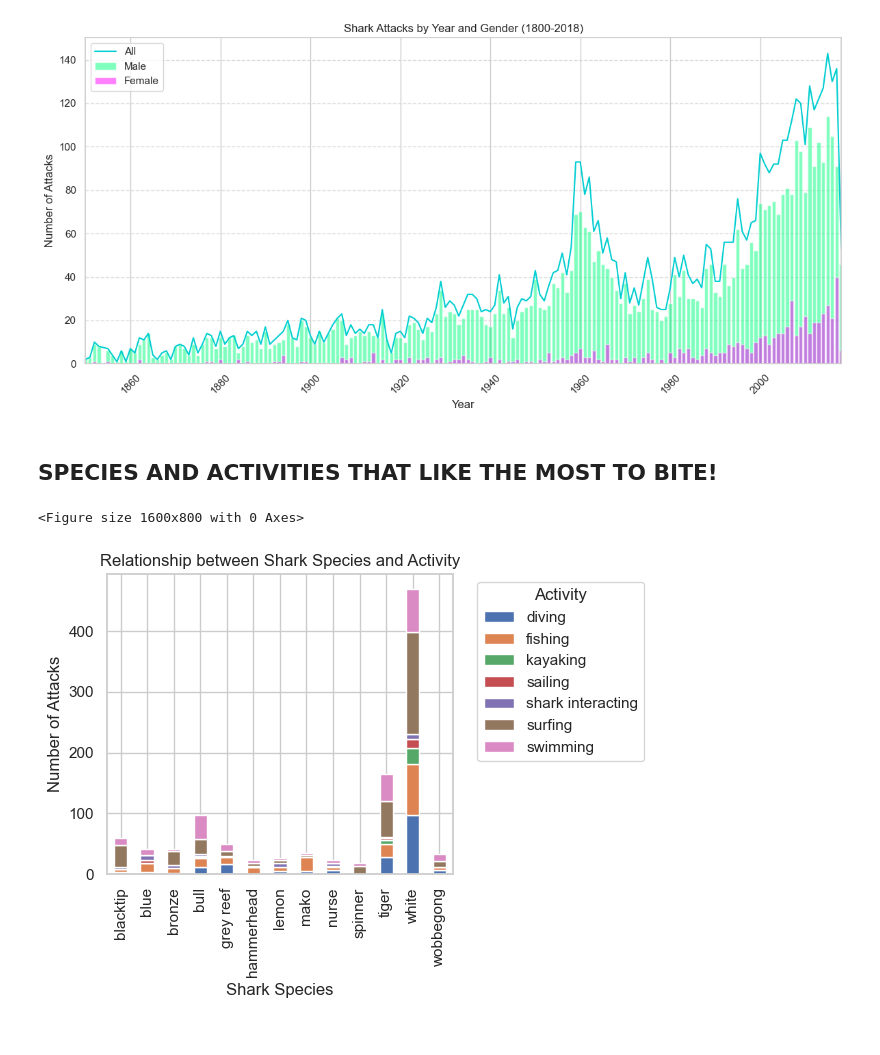
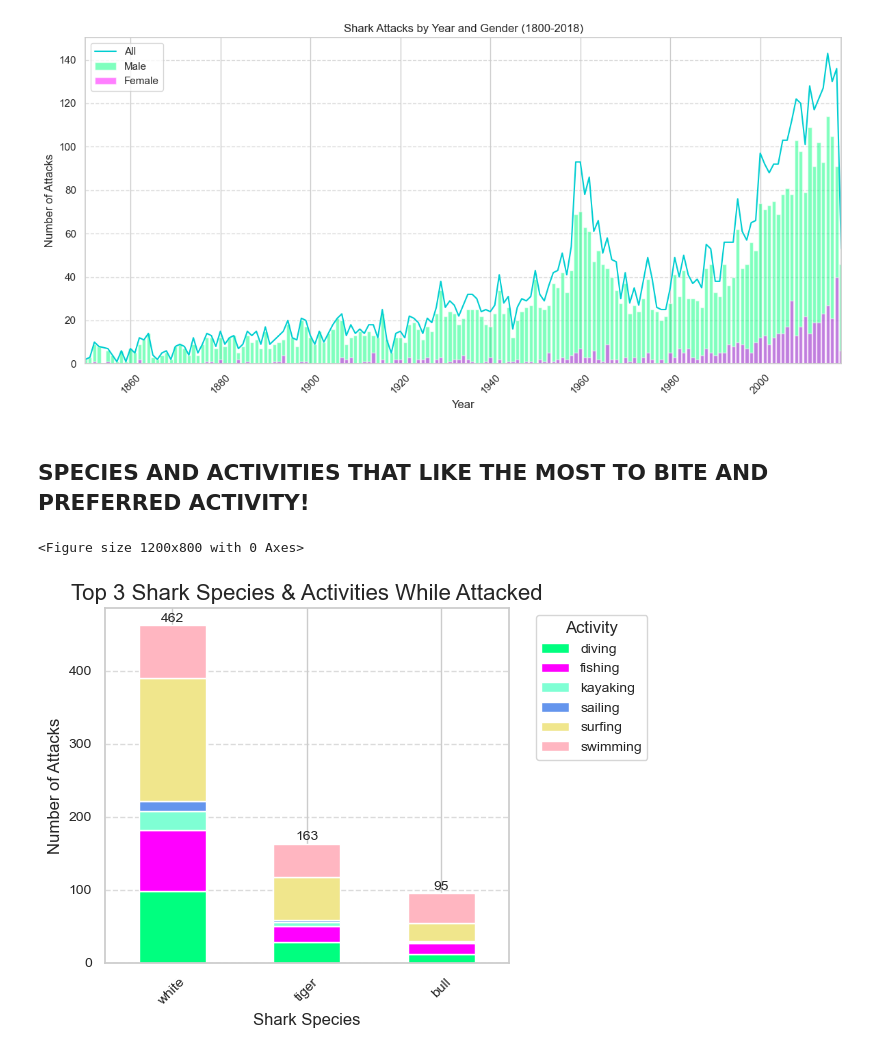
Before and after one commit to Estherkii/Shark-Attacks, a Jupyter notebook: src/visualization.ipynb, the cells around one changed output. Saved outputs shown, nothing was run; the diff lists cells and outputs as text; code cells hidden in the pictures.

```diff
--- a/src/visualization.ipynb
+++ b/src/visualization.ipynb
@@ -60,23 +60,46 @@ plt.show()
 # %% [output]
 [figure]
 # %% [markdown]
-## SPECIES AND ACTIVITIES THAT LIKE THE MOST TO BITE!
+## SPECIES AND ACTIVITIES THAT LIKE THE MOST TO BITE AND PREFERRED ACTIVITY!
-# %%
-species_to_exclude = ['other', 'silvertip', 'shovelnose', 'porbeagle', 'galapagos', 'broadnose', 'whitetip']
-
-attacks_cleaned = attacks_cleaned[~attacks_cleaned['species'].isin(species_to_exclude)]
-
-attacks_grouped = attacks_cleaned.groupby(['species', 'activity_clean']).size().unstack().fillna(0)
-
-plt.figure(figsize=(16, 8))
-attacks_grouped.plot(kind='bar', stacked=True)
-plt.title('Relationship between Shark Species and Activity')
-plt.xlabel('Shark Species')
-plt.ylabel('Number of Attacks')
-plt.legend(title='Activity', bbox_to_anchor=(1.05, 1), loc='upper left')
-
-plt.tight_layout()
-plt.show()
-# %% [output]
-<Figure size 1600x800 with 0 Axes>
-[figure, removed]
+# %%
+species_to_exclude = ['other', 'silvertip', 'shovelnose', 'porbeagle', 'galapagos', 'broadnose', 'whitetip', 'spinner', 'hammerhead', 'nurse', 'grey reef', 'lemon', 'wobbegong', 'blue', 'mako', 'bronze', 'blacktip']
+activity_to_exclude = 'shark interacting'
+
+attacks_cleaned = attacks_cleaned[~attacks_cleaned['species'].isin(species_to_exclude)]
+attacks_cleaned = attacks_cleaned[attacks_cleaned['activity_clean'] != activity_to_exclude]
+
+attacks_grouped = attacks_cleaned.groupby(['species', 'activity_clean']).size().unstack().fillna(0)
+
+species_totals = attacks_grouped.sum(axis=1)
+species_totals = species_totals.sort_values(ascending=False)
+attacks_grouped = attacks_grouped.loc[species_totals.index]
+
+colors = ["springgreen", "magenta", "aquamarine", "cornflowerblue", "khaki", "lightpink", "#FFDEA0", "#C0C1E1", "#FFE6A1", "#F4E1B2"]
+
+plt.figure(figsize=(12, 8))
+
+ax = attacks_grouped.plot(kind='bar', stacked=True, color=colors)
+
+plt.title('Top 3 Shark Species & Activities While Attacked', fontsize=16)
+plt.xlabel('Shark Species', fontsize=12)
+plt.ylabel('Number of Attacks', fontsize=12)
+
+plt.legend(title='Activity', bbox_to_anchor=(1.05, 1), loc='upper left', fontsize=10)
+plt.xticks(rotation=45, fontsize=10)
+plt.yticks(fontsize=10)
+
+for i in range(len(attacks_grouped.index)):
+    total_count = attacks_grouped.iloc[i].sum()
+    plt.text(i, total_count + 5, str(total_count), ha='center', fontsize=10)
+
+plt.tight_layout()
+
+sns.set(style="whitegrid")
+plt.grid(axis='y', linestyle='--', alpha=0.7)
+
+plt.savefig(r'C:\Users\photo\Desktop\Ironhack\projects\project1-shark_attacks\images/top-3_shark_species_attacks.png')
+
+plt.show()
+# %% [output]
+<Figure size 1200x800 with 0 Axes>
+[figure, added]
```
Also changed, not shown: parts of 3 cells of this notebook.
